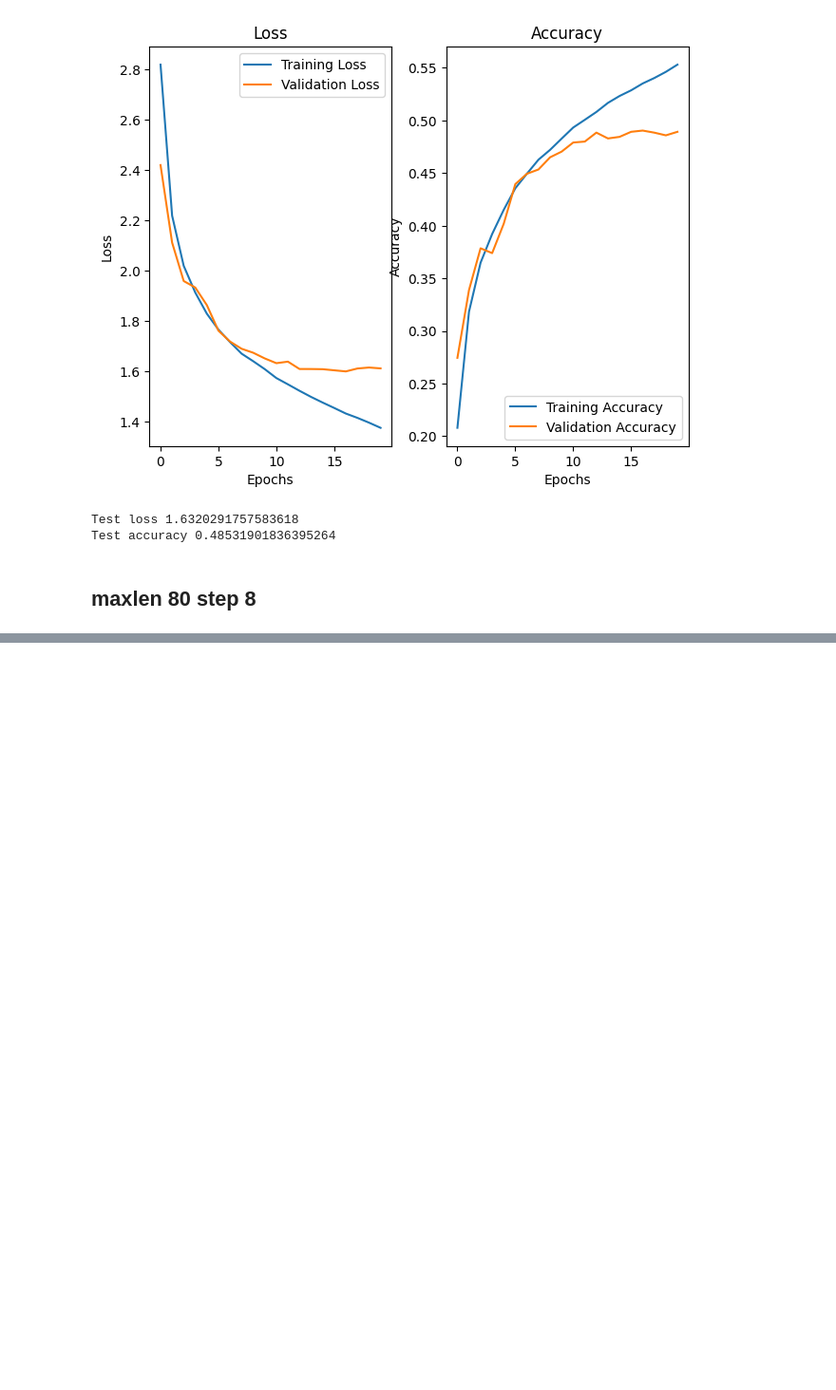
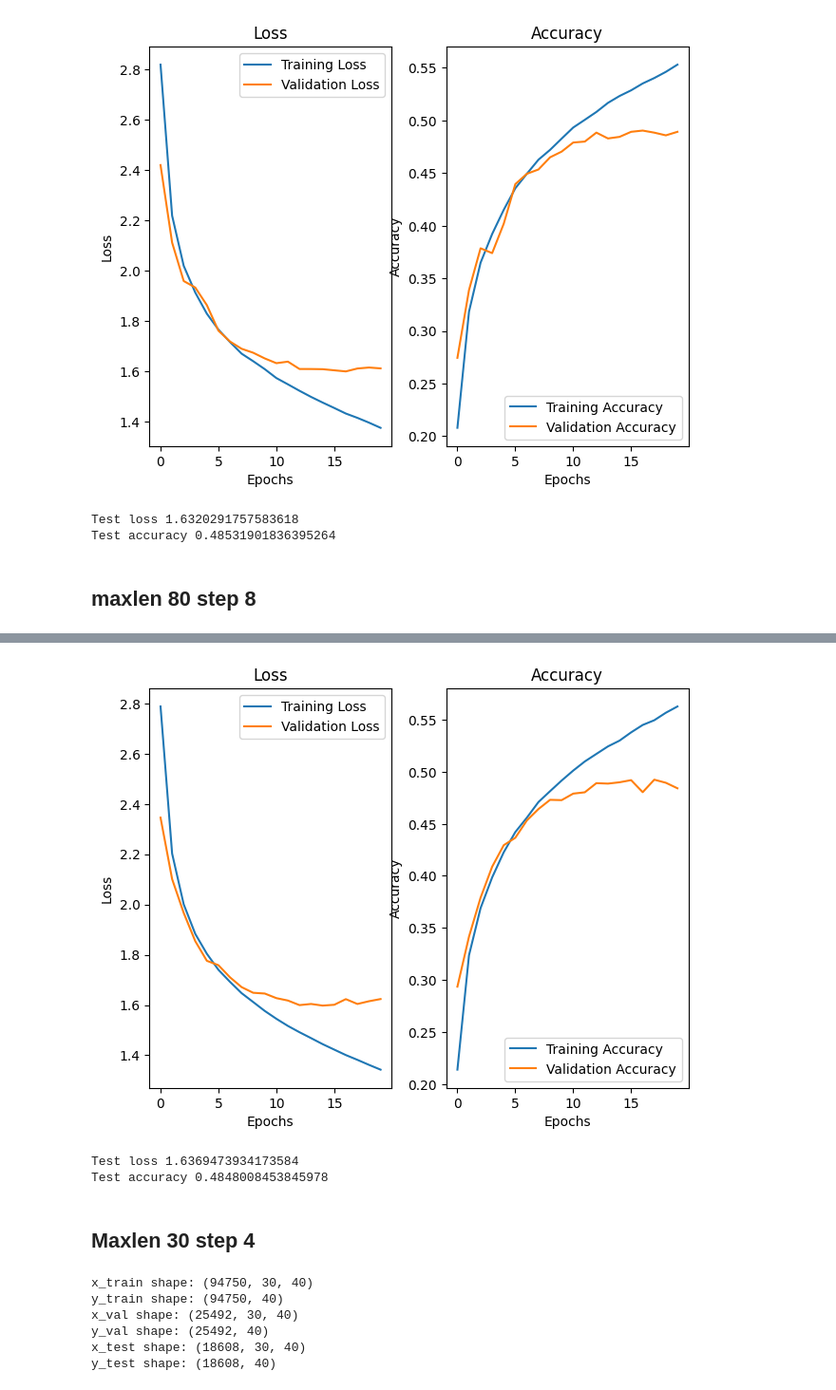
Before and after one commit to LucaPerf/Assignement-Advanced-ML, a Jupyter notebook: Assignment_4/TestNotebook.ipynb, the cells around one changed output, grey strips where cells are left out. Shown at 95% size. Cells and saved outputs as stored; diff of their text form; code cells hidden in the pictures; blank space fills up the shorter version.

```diff
--- a/Assignment_4/TestNotebook.ipynb
+++ b/Assignment_4/TestNotebook.ipynb
@@ -730,0 +839,12 @@ Test accuracy 0.4183695316314697
+# %%
+model_max_50 = Sequential()
+model_max_50.add(LSTM(128, input_shape=(maxlen, len(chars))))
+model_max_50.add(Dense(len(chars), activation='softmax'))
+
+optimizer = tf.keras.optimizers.RMSprop(learning_rate=0.01)
+model_max_50.compile(
+    loss='categorical_crossentropy',
+    optimizer=optimizer,
+    metrics=['accuracy']
+    )
+model_max_50.summary()
@@ -730,0 +865,7 @@ Test accuracy 0.4183695316314697
+# %%
+history_max_50 = model_max_50.fit(x_train_max_50, y_train_max_50,
+        validation_data=(x_val_max_50, y_val_max_50),
+        batch_size = 2048,
+        epochs = 20,
+        #callbacks = [print_callback],
+        )
@@ -730,0 +890,34 @@ Test accuracy 0.4183695316314697
+# %%
+plot_performance(history_max_50)
+# %% [output]
+[figure, added]
+# %%
+score = model_max_50.evaluate(x_test_max_50, y_test_max_50, verbose=0)
+print('Test loss', score[0])
+print('Test accuracy', score[1])
+# %% [output]
+Test loss 1.6369473934173584
+Test accuracy 0.4848008453845978
+# %% [markdown]
+## Maxlen 30 step 4
+# %%
+maxlen = 30 # chunk length
+step = 4
+
+x_train_max_30_4, y_train_max_30_4 = preprocess_text(''.join(train_canti), maxlen, step, chars, char_indices)
+x_val_max_30_4, y_val_max_30_4 = preprocess_text(''.join(val_canti), maxlen, step, chars, char_indices)
+x_test_max_30_4, y_test_max_30_4 = preprocess_text(''.join(test_canti), maxlen, step, chars, char_indices)
+
+print(f"x_train shape: {x_train_max_30_4.shape}")
+print(f"y_train shape: {y_train_max_30_4.shape}")
+print(f"x_val shape: {x_val_max_30_4.shape}")
+print(f"y_val shape: {y_val_max_30_4.shape}")
+print(f"x_test shape: {x_test_max_30_4.shape}")
+print(f"y_test shape: {y_test_max_30_4.shape}")
+# %% [output]
+x_train shape: (94750, 30, 40)
+y_train shape: (94750, 40)
+x_val shape: (25492, 30, 40)
+y_val shape: (25492, 40)
+x_test shape: (18608, 30, 40)
+y_test shape: (18608, 40)
```
Also changed, not shown: parts of 32 cells of this notebook.
